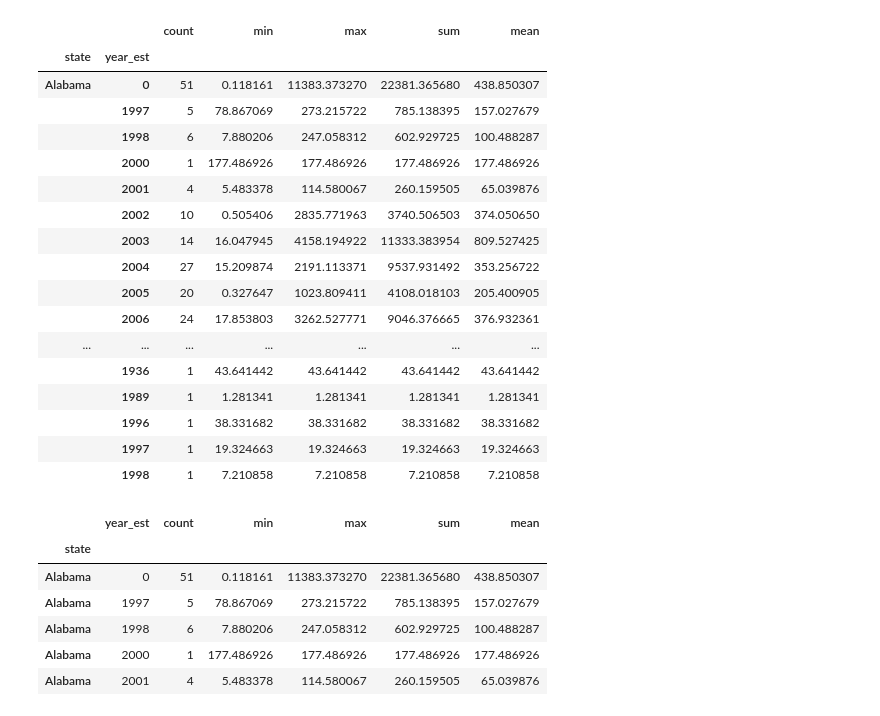
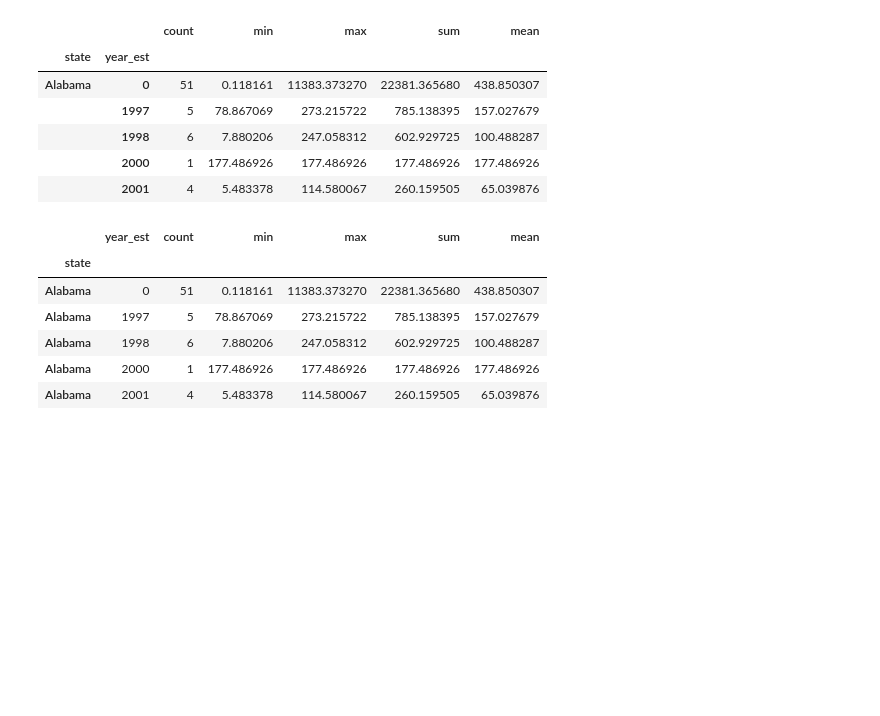
Before and after one commit to kcough/data-studio-projects, a Jupyter notebook: code/conservation/notebooks/national_conservation_data.ipynb, the cells around one changed output. Drawn from its saved outputs; the diff is of its cells as text; code cells hidden in the pictures; blank space fills up the shorter version.

```diff
--- a/code/conservation/notebooks/national_conservation_data.ipynb
+++ b/code/conservation/notebooks/national_conservation_data.ipynb
@@ -186,0 +213,2 @@ full_df.head(200)
+# %%
+full_df.set_index('year_est')
@@ -253,29 +266,18 @@ full_df[full_df['year_est'] ==0]
 # %%
 #let's groupby the state and the year and
 #get counts for the acreage-so
 #for each state, how many acres were conserved
 #per year?
 grouped_state_year = full_df.groupby(['state', 'year_est'])['gis_acres'].agg(['count','min','max','sum','mean'])
-grouped_state_year.head(50)
+grouped_state_year.head()
 # %% [output]
 |  |  | count | min | max | sum | mean |
 | state | year_est |  |  |  |  |  |
 | Alabama | 0 | 51 | 0.118161 | 11383.373270 | 22381.365680 | 438.850307 |
 |  | 1997 | 5 | 78.867069 | 273.215722 | 785.138395 | 157.027679 |
 |  | 1998 | 6 | 7.880206 | 247.058312 | 602.929725 | 100.488287 |
 |  | 2000 | 1 | 177.486926 | 177.486926 | 177.486926 | 177.486926 |
 |  | 2001 | 4 | 5.483378 | 114.580067 | 260.159505 | 65.039876 |
-|  | 2002 | 10 | 0.505406 | 2835.771963 | 3740.506503 | 374.050650 |
-|  | 2003 | 14 | 16.047945 | 4158.194922 | 11333.383954 | 809.527425 |
-|  | 2004 | 27 | 15.209874 | 2191.113371 | 9537.931492 | 353.256722 |
-|  | 2005 | 20 | 0.327647 | 1023.809411 | 4108.018103 | 205.400905 |
-|  | 2006 | 24 | 17.853803 | 3262.527771 | 9046.376665 | 376.932361 |
-| ... | ... | ... | ... | ... | ... | ... |
-|  | 1936 | 1 | 43.641442 | 43.641442 | 43.641442 | 43.641442 |
-|  | 1989 | 1 | 1.281341 | 1.281341 | 1.281341 | 1.281341 |
-|  | 1996 | 1 | 38.331682 | 38.331682 | 38.331682 | 38.331682 |
-|  | 1997 | 1 | 19.324663 | 19.324663 | 19.324663 | 19.324663 |
-|  | 1998 | 1 | 7.210858 | 7.210858 | 7.210858 | 7.210858 |
 # %%
 cumulative sums over time sorted by final amount on a decade by decade basis
 # %%
```
Also changed, not shown: parts of 57 cells of this notebook, 28 other files.
